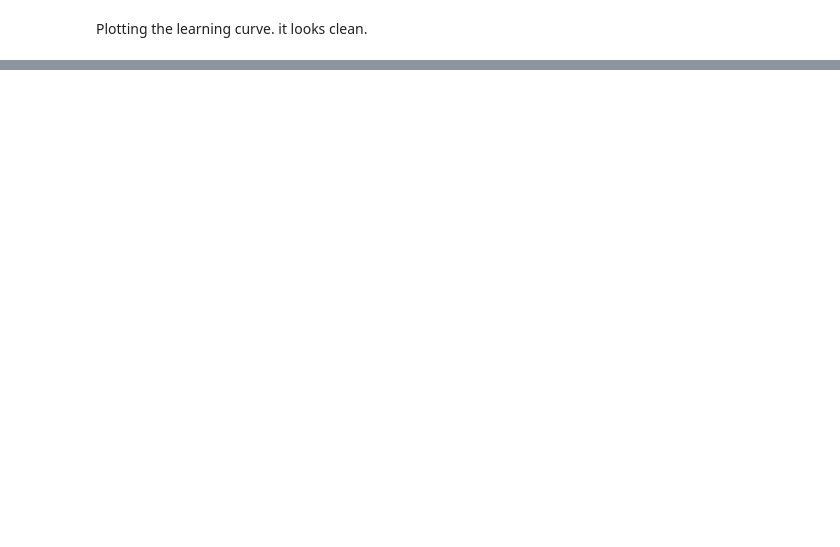
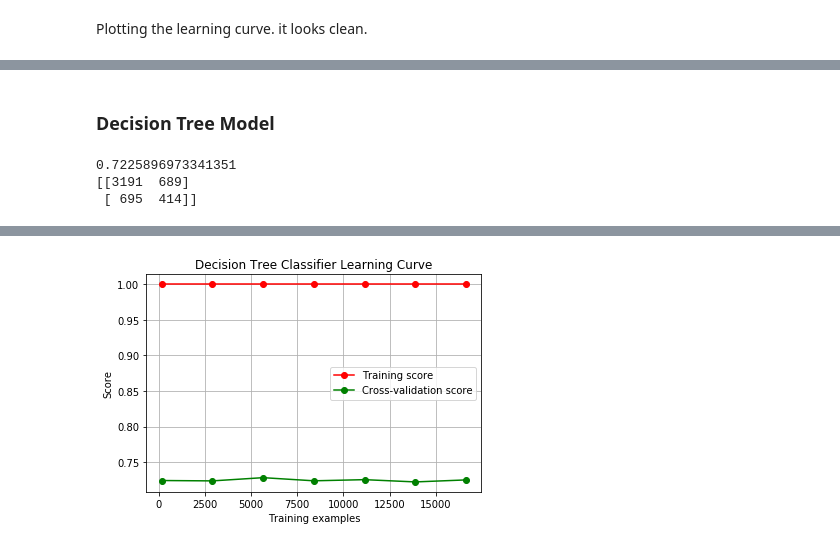
Before and after one commit to DerekMcFate/MachineLearningProject, a Jupyter notebook: MachineLearningProject.ipynb, the cells around one changed output, grey strips where cells are left out. Cells and saved outputs as stored; diff of their text form; code cells hidden in the pictures; blank space fills up the shorter version.

```diff
--- a/MachineLearningProject.ipynb
+++ b/MachineLearningProject.ipynb
@@ -138,0 +151,6 @@ confusion_matrix(y_test, pred)
+# %%
+nb = GaussianNB()
+nb.fit(pd.DataFrame(X_train), y_train)
+pred = nb.predict(X_test)
+print(nb.score(pd.DataFrame(X_test), y_test))
+print(confusion_matrix(y_test, pred))
@@ -138,0 +161,2 @@ confusion_matrix(y_test, pred)
+# %%
+plot_learning_curve(nb, "Naive Bayes Classifier Learning Curve", X, y)
@@ -138,0 +166,15 @@ confusion_matrix(y_test, pred)
+# %% [markdown]
+### Decision Tree Model
+# %%
+dtc = tree.DecisionTreeClassifier()
+dtc.fit(pd.DataFrame(X_train), y_train)
+print(dtc.score(pd.DataFrame(X_test), y_test))
+pred = dtc.predict(X_test)
+print(confusion_matrix(y_test, pred))
+# %% [output]
+0.7225896973341351
+[[3191  689]
+ [ 695  414]]
+# %%
+plot_learning_curve(dtc, "Decision Tree Classifier Learning Curve", X, y)
+# %% [output]
@@ -138,0 +182 @@ confusion_matrix(y_test, pred)
+[figure, added]
```
Also changed, not shown: parts of 13 cells of this notebook.
